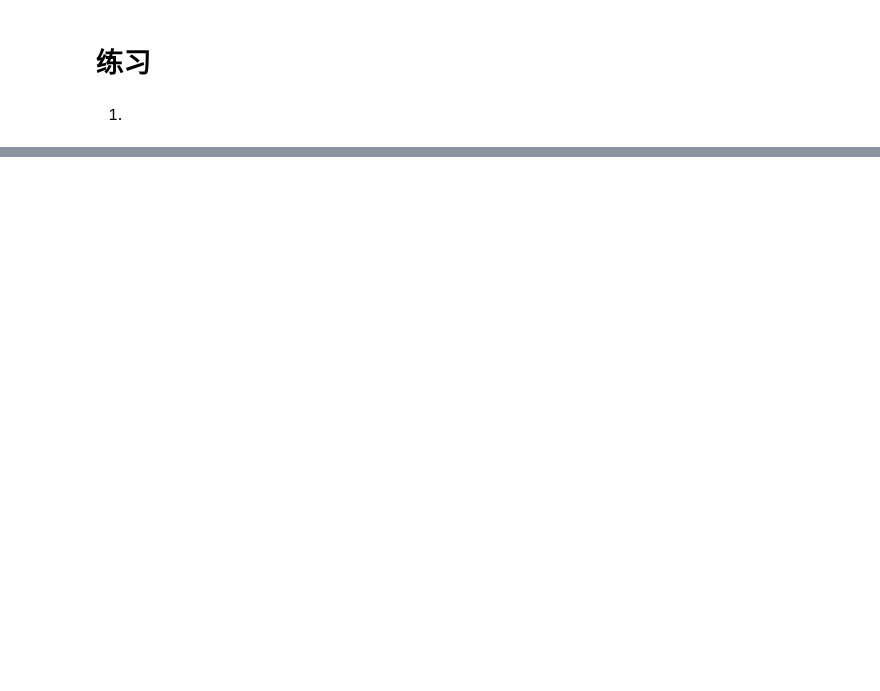
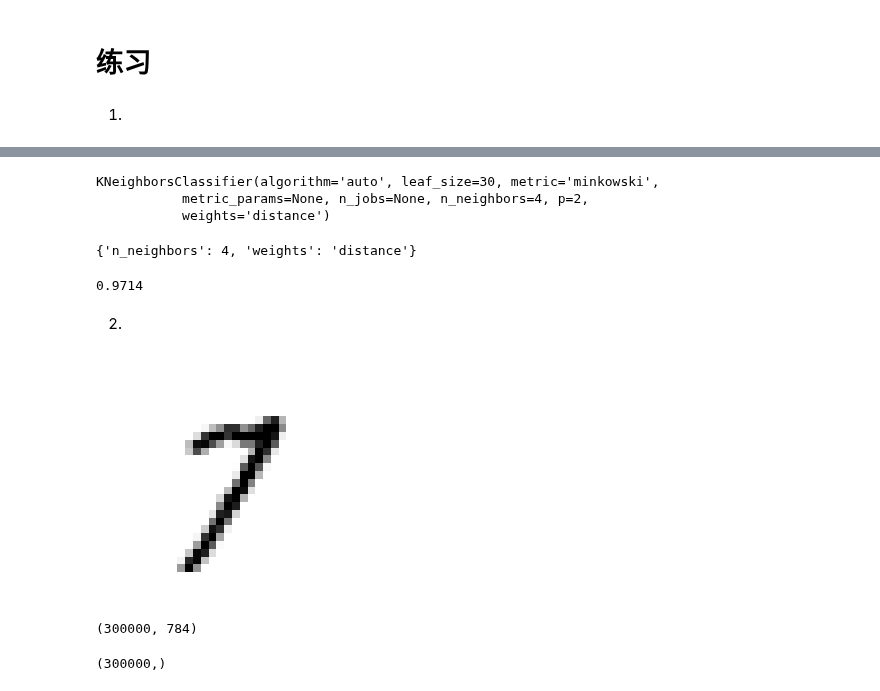
Before and after one commit to coldJune/machineLearning, a Jupyter notebook: handson-ml/Classification.ipynb, the cells around one changed output, grey strips where cells are left out. Saved outputs shown, nothing was run; the diff lists cells and outputs as text; code cells hidden in the pictures; blank space fills up the shorter version.

```diff
--- a/handson-ml/Classification.ipynb
+++ b/handson-ml/Classification.ipynb
@@ -464,0 +472,31 @@ grid_cv.fit(X_train, y_train)
+# %%
+grid_cv.best_estimator_
+# %% [output]
+KNeighborsClassifier(algorithm='auto', leaf_size=30, metric='minkowski',
+           metric_params=None, n_jobs=None, n_neighbors=4, p=2,
+           weights='distance')
+# %%
+grid_cv.best_params_
+# %% [output]
+{'n_neighbors': 4, 'weights': 'distance'}
+# %%
+from sklearn.metrics import accuracy_score
+y_pred = grid_cv.predict(X_test)
+accuracy_score(y_test, y_pred)
+# %% [output]
+0.9714
+# %% [markdown]
+2.
+# %%
+from scipy.ndimage.interpolation import shift
+
+def plot_digit(data):
+    image = data.reshape(28, 28)
+    plt.imshow(image, cmap = matplotlib.cm.binary,
+               interpolation="nearest")
+    plt.axis("off")
+
+image = X_train[5].reshape(28, 28)
+plot_digit(image)
+# %% [output]
+[figure, added]
@@ -464,0 +520,8 @@ grid_cv.fit(X_train, y_train)
+# %%
+x_train_aumentation.shape
+# %% [output]
+(300000, 784)
+# %%
+y_train_aumentation.shape
+# %% [output]
+(300000,)
```
Also changed, not shown: parts of 37 cells of this notebook, 4 other files.
